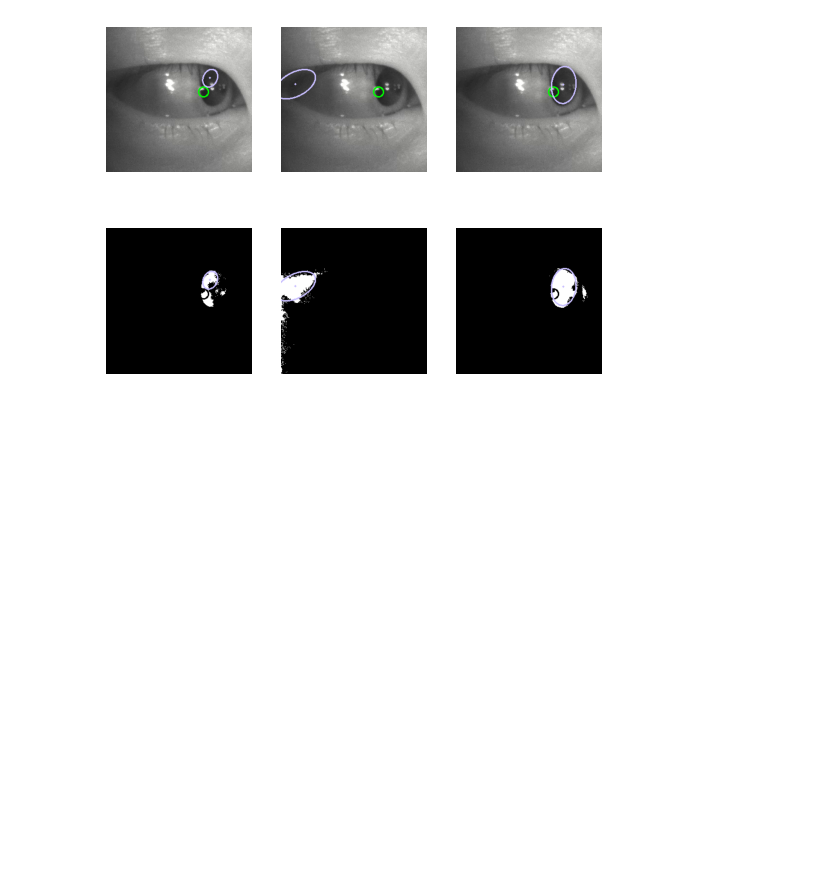
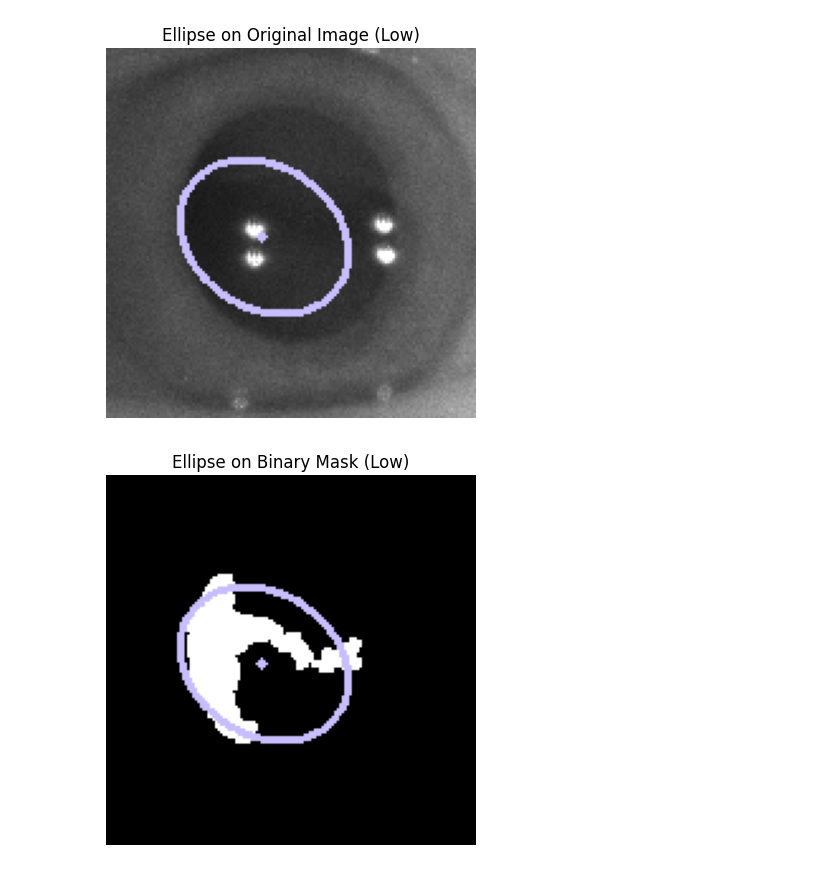
Before and after one commit to natejly/Pupil, a Jupyter notebook: $R53YTA2.ipynb, the cells around one changed output. Cells and saved outputs as stored; diff of their text form; code cells hidden in the pictures; blank space fills up the shorter version.

```diff
--- a/$R53YTA2.ipynb
+++ b/$R53YTA2.ipynb
@@ -16,11 +15,5 @@ AttributeError: 'NoneType' object has no attribute 'shape'
 # %%
-# coarse positioning of eye using haar cascade
-eye_cascade = cv2.CascadeClassifier('haarcascade_eye.xml')
-eyes = eye_cascade.detectMultiScale(cropped, scaleFactor=1.5, minNeighbors=3, minSize=(100, 100))
-# 2. Draw rectangles around detected eyes
-x, y, w, h = eyes[0] if len(eyes) > 0 else (0, 0, 0, 0)
-x, y, w, h = 50,50, 300, 300  # manually set for testing
-# crop image to the eye boundaries
+
 def find_dark_patch(image):
     step = 5
     #find darkest 5x5 patch in the image
@@ -36,9 +29,8 @@ def find_dark_patch(image):
                 min_loc = (x, y)
     return min_loc
 
-dark_patch = find_dark_patch(cropped)
+dark_patch = find_dark_patch(eye_crop)
 plt.scatter(dark_patch[0], dark_patch[1], color='red', s=100, label='Dark Patch')
-eye_crop = cropped[y:y + h, x:x + w]
 # show the cropped eye image
 plt.imshow(cv2.cvtColor(eye_crop, cv2.COLOR_BGR2RGB))
 plt.axis('off')
@@ -52,9 +41,9 @@ Darkest point grayscale value: 36
 eye_gray = cv2.cvtColor(eye_crop, cv2.COLOR_BGR2GRAY)
 
 # Define three threshold values
-thresholds = [40, 50, 60]  # Low, Medium, High
+thresholds = [40, 50, 60, 70]  # Low, Medium, High
 # thresholds = [15, 20, 25]  # Low, Medium, High
-titles = ['Low', 'Medium', 'High']
+titles = ['Low', 'Medium', 'High', 'Higher']
 images = []
 hists = []
 bounds = []
@@ -69,15 +58,16 @@ for t in thresholds:
     cv2.floodFill(flood, mask, (0, 0), 255)
     flood_inv = cv2.bitwise_not(flood)
     eye_thresh_filled = cv2.bitwise_or(eye_thresh, flood_inv)
-
+    eye_thresh_filled = cv2.morphologyEx(eye_thresh_filled, cv2.MORPH_CLOSE, np.zeros((3, 3), np.uint8))
+    eye_thresh_filled = cv2.morphologyEx(eye_thresh_filled, cv2.MORPH_OPEN, np.ones((3, 3), np.uint8))
     images.append(eye_thresh_filled)
     x_hist = np.sum(eye_thresh_filled, axis=0)
     hists.append(x_hist)
 
 # Plot the images side by side
 plt.figure(figsize=(12, 4))
-for i in range(3):
-    plt.subplot(1, 3, i + 1)
+for i in range(4):
+    plt.subplot(1, 4, i + 1)
     plt.imshow(images[i], cmap='gray')
     plt.title(titles[i])
     plt.axis('off')
@@ -169,6 +172,6 @@ plt.show()
 # %%
 # set all pixel values to 0 except for the segment between start and end
-for i in range(3):
+for i in range(4):
     start, end = bounds[i]
     image = images[i]
     image[:, :start] = 0
@@ -187,6 +191,6 @@ for i in range(3):
 # %%
 ellipses = []
-for i in range(3):
+for i in range(4):
     image = images[i].copy()  # Binary mask (grayscale)
     output_img = eye_crop.copy()  # Original eye image for ellipse drawing
 
@@ -203,35 +207,41 @@ for i in range(3):
                        margin < pt[0][1] < (h_crop - margin)]
         if len(kept_points) >= 5:
             cleaned_contours.append(np.array(kept_points).reshape(-1, 1, 2))
     ellipse_drawn = False
     contours = [cv2.convexHull(cnt) for cnt in cleaned_contours]
     if cleaned_contours:
         largest = max(cleaned_contours, key=cv2.contourArea)
         if len(largest) >= 5:
             ellipse = cv2.fitEllipse(largest)
             ellipses.append(ellipse)
             # Draw on original image
             cv2.ellipse(output_img, ellipse, (255, 190, 200), 2)
             cv2.circle(output_img, (int(ellipse[0][0]), int(ellipse[0][1])), 2, (255, 190, 200), -1)
 
             # Draw on binary mask (convert to color first)
             image_color = cv2.cvtColor(image, cv2.COLOR_GRAY2BGR)
             cv2.ellipse(image_color, ellipse, (255, 190, 200), 2)
             cv2.circle(image_color, (int(ellipse[0][0]), int(ellipse[0][1])), 2, (255, 190, 200), -1)
             ellipse_drawn = True
         else:
             image_color = cv2.cvtColor(image, cv2.COLOR_GRAY2BGR)
+            ellipses.append(None)
     else:
         image_color = cv2.cvtColor(image, cv2.COLOR_GRAY2BGR)
+        ellipses.append(None)
 
-    # Top row: ellipse on original image
-    plt.subplot(2, 3, i + 1)
+
+# plot the original image with the ellipse drawn
     plt.imshow(cv2.cvtColor(output_img, cv2.COLOR_BGR2RGB))
     plt.axis('off')
+    plt.title(f'Ellipse on Original Image ({titles[i]})')
+    plt.show()
 
-    # Bottom row: ellipse on binary mask
-    plt.subplot(2, 3, i + 4)
+    # plot the binary mask with the ellipse drawn
     plt.imshow(cv2.cvtColor(image_color, cv2.COLOR_BGR2RGB))
     plt.axis('off')
+    plt.title(f'Ellipse on Binary Mask ({titles[i]})')
+    plt.show()
 # %% [output]
-[figure, old version]
+[figure, new version]
+[figure, added]
```
Also changed, not shown: parts of 7 cells of this notebook, 12 other files.
